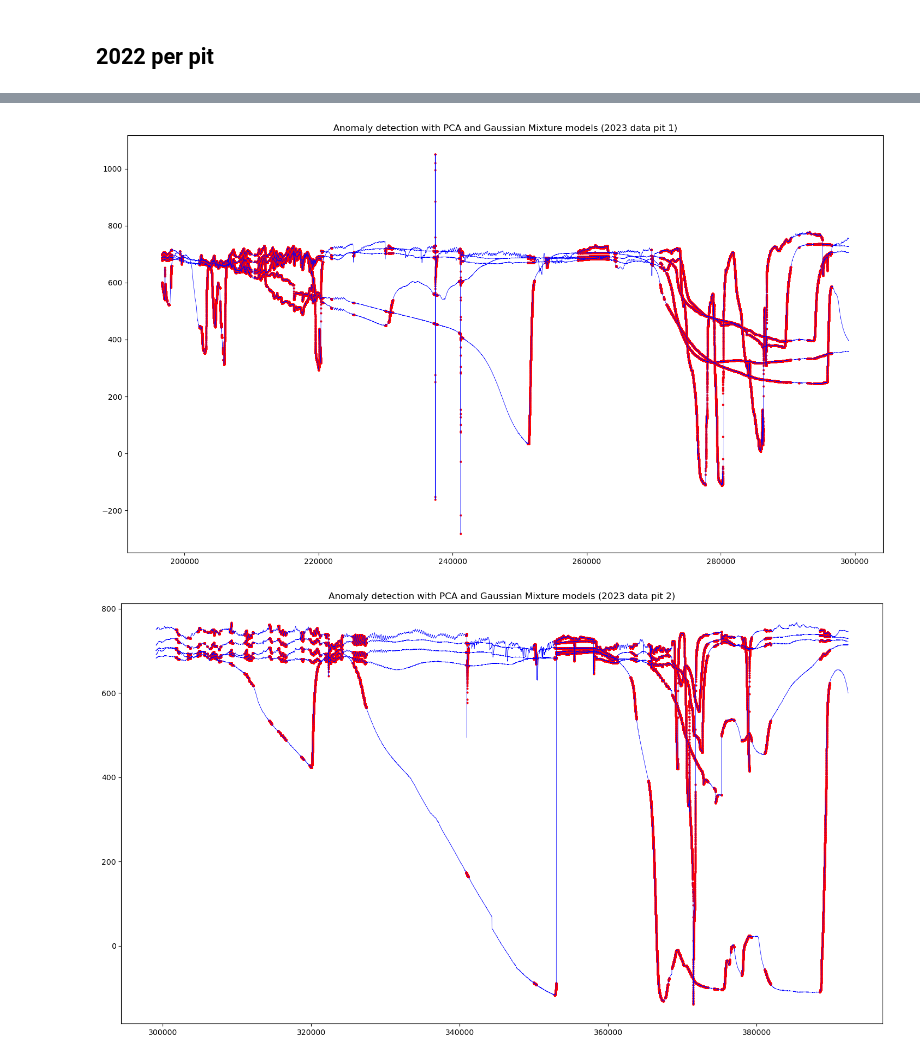
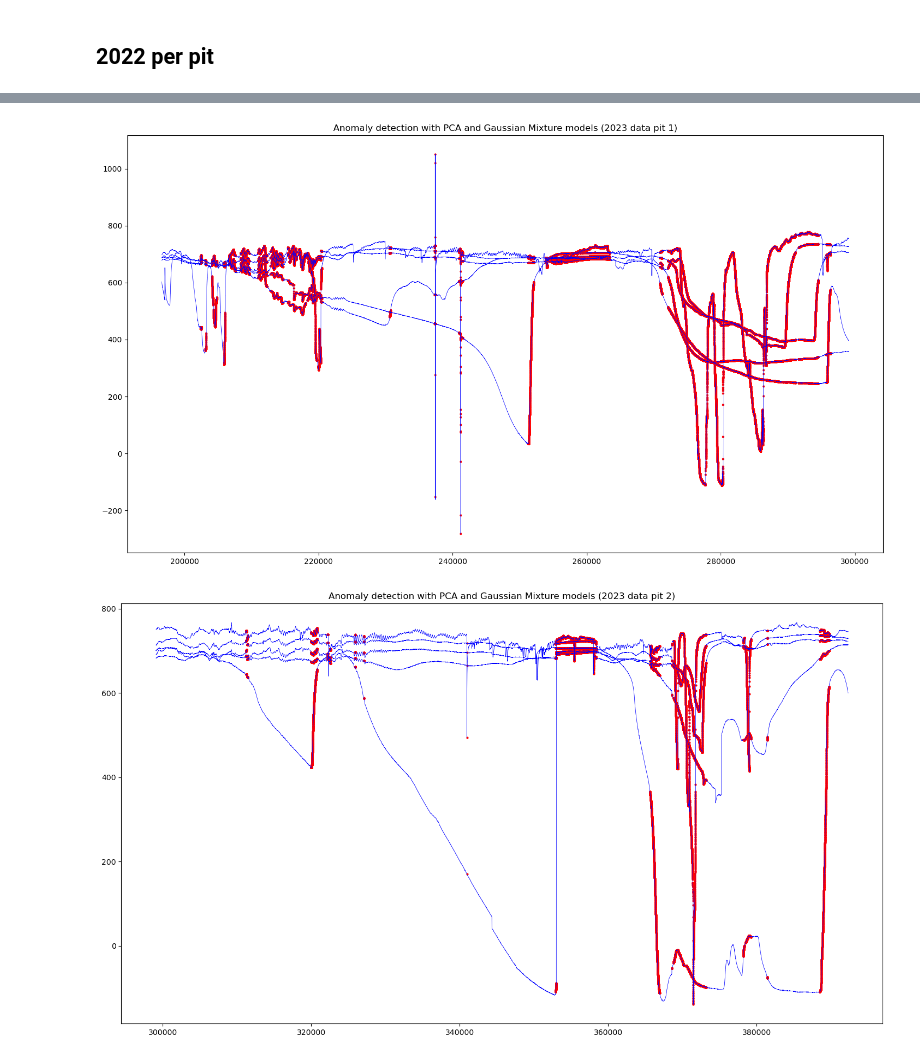
Before and after one commit to ds-redox/redox, a Jupyter notebook: Modeling/gmix.ipynb, the cells around one changed output, grey strips where cells are left out. Cells and saved outputs as stored; diff of their text form; code cells hidden in the pictures.

```diff
--- a/Modeling/gmix.ipynb
+++ b/Modeling/gmix.ipynb
@@ -182,10 +201,11 @@ Components: 5, clusters: 3, acc: 0.9101668794409208, precision: 0.88740119595848
 # %%
 outliers_fraction = 0.37
 pca_data = filter_pca_data(training_data_2022)
+pca_scores = get_pca_scores(pca_data, pca_components)
 
 for components in range(4,8):
     for clusters in range(2,8):
-        anomaly_data = pca_gmix(pca_data, training_data_2022, clusters, components, outliers_fraction, random_state=10)
+        anomaly_data = pca_gmix(pca_scores, training_data_2022, clusters, components, outliers_fraction, random_state=10)
         acc, prec, rec = get_acc_metrics(get_acc_metric_dfs(anomaly_data))
         print(f'Components: {components}, clusters: {clusters}, acc: {acc}, precision: {prec}, recall: {rec}')
 # %% [output]
@@ -215,8 +235,9 @@ for pit in range(1,5):
     pca_components = 5
     outliers_fraction = 0.10
     pca_data = filter_pca_data(data)
+    pca_scores = get_pca_scores(pca_data, pca_components)
 
-    anomaly_data = pca_gmix(pca_data, data, n_clusters, pca_components, outliers_fraction, 10)
+    anomaly_data = pca_gmix(pca_scores, data, n_clusters, pca_components, outliers_fraction, 10)
     true_positives, true_negatives, false_positives, false_negatives = get_acc_metric_dfs(anomaly_data)
     acc, prec, rec = get_acc_metrics((true_positives, true_negatives, false_positives, false_negatives))
     print(f'Pit: {pit}, components: {pca_components}, clusters: {n_clusters}, acc: {acc}, precision: {prec}, recall: {rec}')
@@ -248,8 +269,9 @@ for d in range(1,6):
     depths = [1,2,3,4,5]
     depths.remove(d)
     pca_data = filter_pca_data(training_data_2022, depths)
+    pca_scores = get_pca_scores(pca_data, pca_components)
 
-    anomaly_data = pca_gmix(pca_data, training_data_2022, n_clusters, pca_components, outliers_fraction, random_state)
+    anomaly_data = pca_gmix(pca_scores, training_data_2022, n_clusters, pca_components, outliers_fraction, random_state)
     true_positives, true_negatives, false_positives, false_negatives = get_ind_depth_acc_metric_dfs(anomaly_data, d)
     print(get_acc_metrics((true_positives, true_negatives, false_positives, false_negatives)))
 
@@ -285,8 +307,9 @@ for pit in range(1,5):
       depths = [1,2,3,4,5]
       depths.remove(d)
       pca_data = filter_pca_data(data, depths)
+      pca_scores = get_pca_scores(pca_data, pca_components)
 
-      anomaly_data = pca_gmix(pca_data, data, n_clusters, pca_components, outliers_fraction, random_state)
+      anomaly_data = pca_gmix(pca_scores, data, n_clusters, pca_components, outliers_fraction, random_state)
       true_positives, true_negatives, false_positives, false_negatives = get_ind_depth_acc_metric_dfs(anomaly_data, d)
       acc, prec, rec = get_acc_metrics((true_positives, true_negatives, false_positives, false_negatives))
       print(f'Pit: {pit}, depth: {d}, acc: {acc}, precision: {prec}, recall: {rec}')
@@ -314,28 +337,29 @@ Pit: 4, depth: 5, acc: 0.8973379344343111, precision: 0.015612161051766639, reca
 # %%
 n_clusters = 3
 pca_components = 5
 outliers_fraction = 0.37
 random_state = 10
 
 pca_data = filter_pca_data(training_data_2023)
-anomaly_data = pca_gmix(pca_data, training_data_2023, n_clusters, pca_components, outliers_fraction, random_state)
+pca_scores = get_pca_scores(pca_data, pca_components)
+anomaly_data = pca_gmix(pca_scores, training_data_2023, n_clusters, pca_components, outliers_fraction, random_state)
 true_positives, true_negatives, false_positives, false_negatives = get_acc_metric_dfs(anomaly_data)
 
 plt.figure(figsize=(18,10))
 plt.plot(anomaly_data.index, anomaly_data[['WC1', 'WC2', 'WC3', 'WC4', 'WC5']], label=['WC1', 'WC2', 'WC3', 'WC4', 'WC5'])
 plt.legend()
 
 for p in range(1,5):
     data = anomaly_data[anomaly_data['pit_number'] == p]
     plt.figure(figsize=(18,10))
     plt.plot(data.index, data[['Redox_Avg(1)', 'Redox_Avg(2)', 'Redox_Avg(3)', 'Redox_Avg(4)', 'Redox_Avg(5)']], linewidth=0.5, c='blue')
     plt.scatter(data[data['anomaly'] == True].index, data[data['anomaly'] == True]['Redox_Avg(1)'], c='red', s=4)
     plt.scatter(data[data['anomaly'] == True].index, data[data['anomaly'] == True]['Redox_Avg(2)'], c='red', s=4)
     plt.scatter(data[data['anomaly'] == True].index, data[data['anomaly'] == True]['Redox_Avg(3)'], c='red', s=4)
     plt.scatter(data[data['anomaly'] == True].index, data[data['anomaly'] == True]['Redox_Avg(4)'], c='red', s=4)
     plt.scatter(data[data['anomaly'] == True].index, data[data['anomaly'] == True]['Redox_Avg(5)'], c='red', s=4)
     plt.title(f'Anomaly detection with PCA and Gaussian Mixture models (2023 data pit {p})')
 # %% [output]
 [figure]
-[figure, old version]
+[figure, new version]
-[figure, old version]
+[figure, new version]
```
Also changed, not shown: parts of 9 cells of this notebook.
